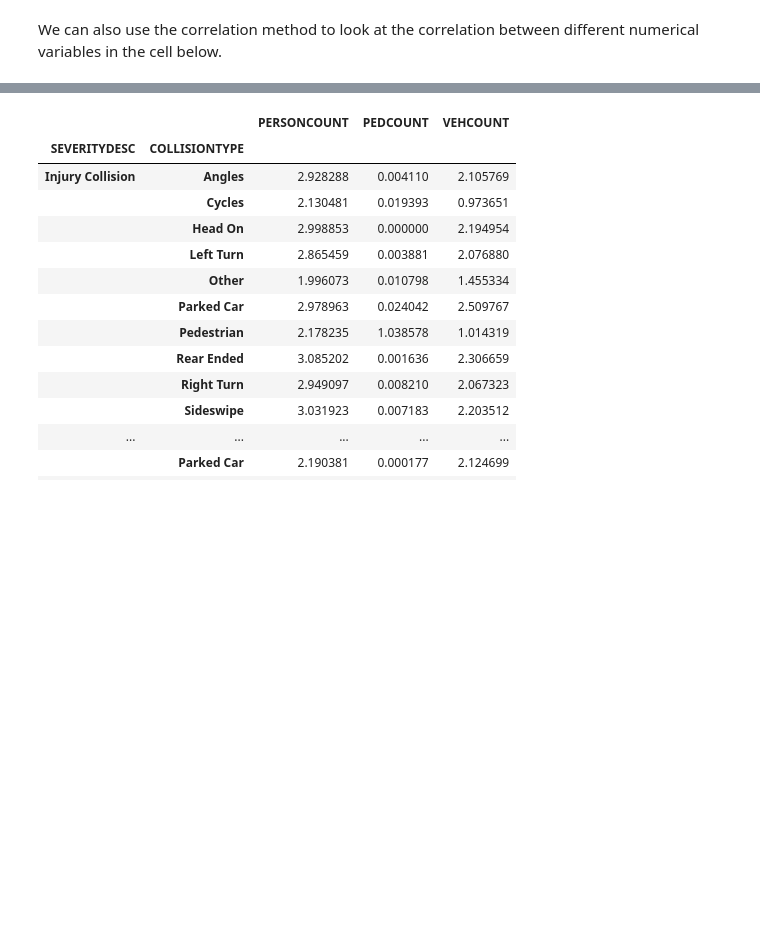
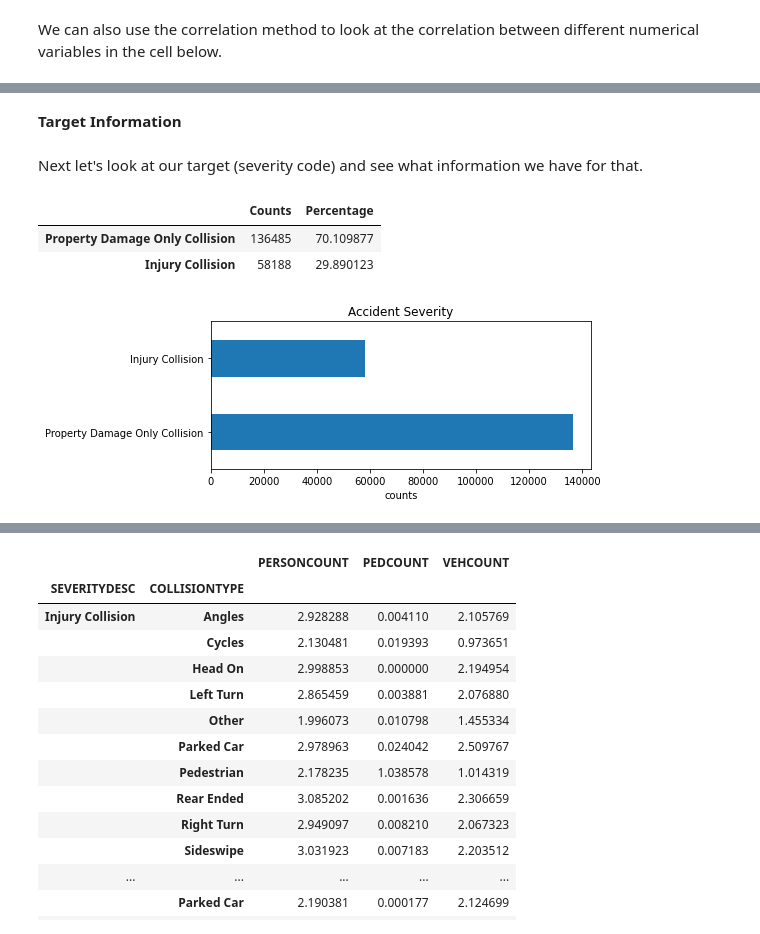
Before and after one commit to analisahill/Coursera_Capstone, a Jupyter notebook: Accident-Severity.ipynb, the cells around one changed output, grey strips where cells are left out. Saved outputs shown, nothing was run; the diff lists cells and outputs as text; code cells hidden in the pictures; blank space fills up the shorter version.

Commit message:
update accident severity notebook but still not finished yet

```diff
--- a/Accident-Severity.ipynb
+++ b/Accident-Severity.ipynb
@@ -185,3 +144,0 @@ Here we can see that we have 189,769 collision events that we will be using in o
-# %%
-total_collisions = df.COLLISIONTYPE.count()
-total_collisions
@@ -272,0 +160,23 @@ ax.set(xlabel='counts',  )
+# %% [markdown]
+**Target Information**
+# %% [markdown]
+Next let's look at our target (severity code) and see what information we have for that.
+# %%
+df[['SEVERITYCODE', 'SEVERITYDESC']].drop_duplicates().sort_values('SEVERITYCODE').style.hide_index()
+df_count_coll = df['SEVERITYDESC'].value_counts().to_frame("Counts")
+df_percent_coll = (df['SEVERITYDESC'].value_counts()/total_collisions*100).to_frame("Percentage")
+total_collisions = df['SEVERITYDESC'].value_counts().sum()
+
+fig, ax = plt.subplots(figsize=(8,3))
+
+ax = df['SEVERITYDESC'].value_counts().plot.barh();
+ax.set(xlabel='counts', title='Accident Severity' )
+plt.tight_layout()
+plt.savefig('images/severitydescription_vs_counts.png')
+
+df_count_coll.join(df_percent_coll)
+# %% [output]
+|  | Counts | Percentage |
+| Property Damage Only Collision | 136485 | 70.109877 |
+| Injury Collision | 58188 | 29.890123 |
+[figure, added]
```
Also changed, not shown: parts of 55 cells of this notebook.
